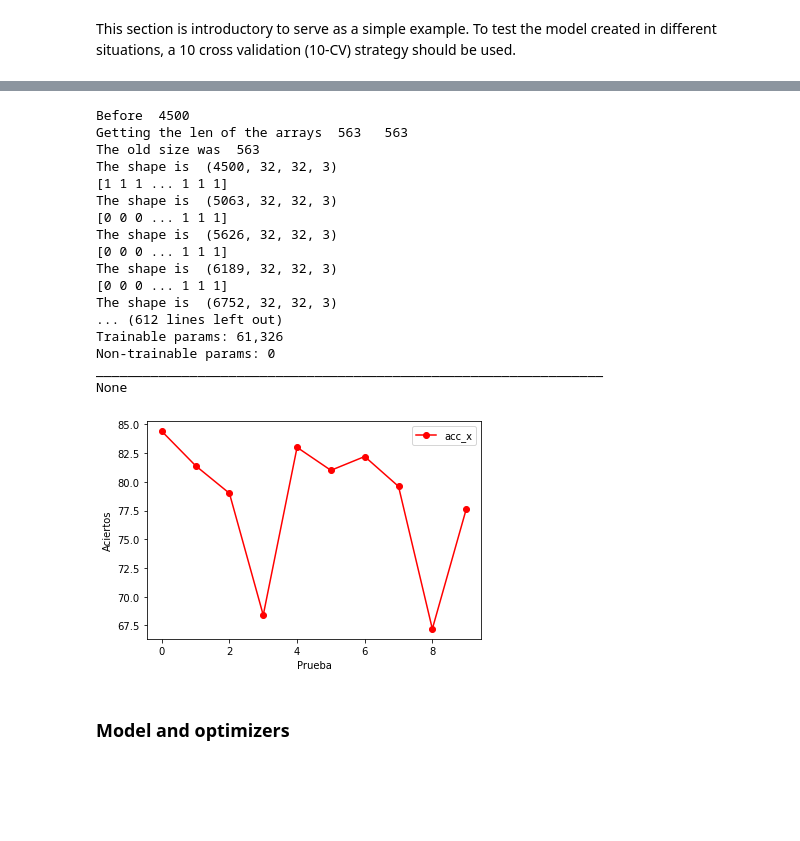
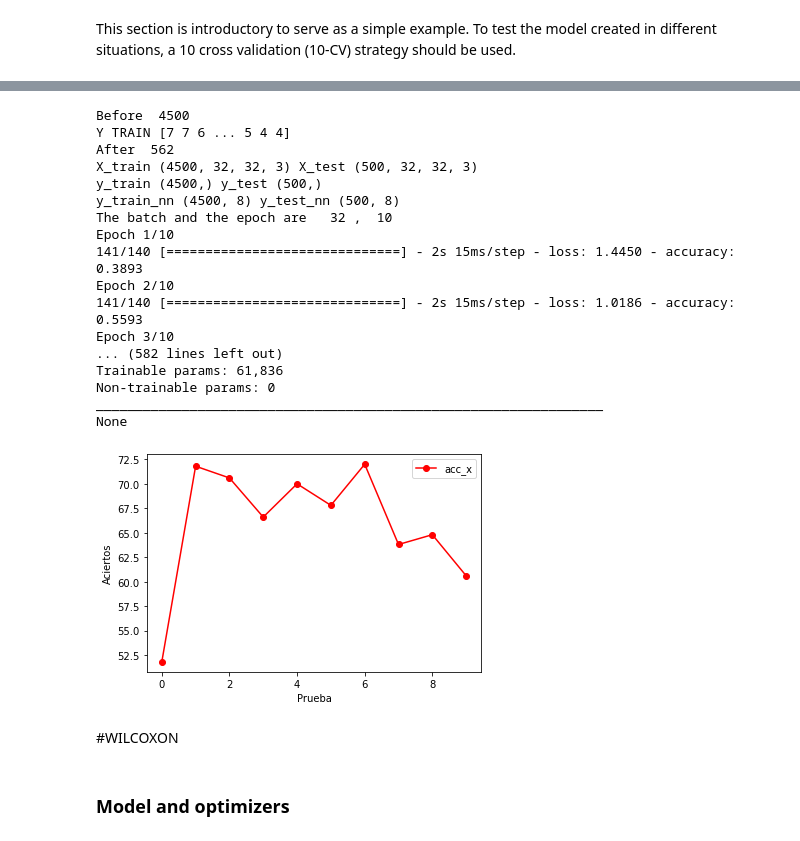
Before and after one commit to sn26/dp, a Jupyter notebook: Desafios/D1/d1_auto_v3/Colorectal_histology_LeNet5_notebook_auto.ipynb, the cells around one changed output, grey strips where cells are left out. Drawn from its saved outputs; the diff is of its cells as text; code cells hidden in the pictures; blank space fills up the shorter version.

```diff
--- a/Desafios/D1/d1_auto_v3/Colorectal_histology_LeNet5_notebook_auto.ipynb
+++ b/Desafios/D1/d1_auto_v3/Colorectal_histology_LeNet5_notebook_auto.ipynb
@@ -806,5 +688,5 @@ datagen = ImageDataGenerator(
   rotation_range=20,
   width_shift_range=0.5,
   height_shift_range=0.5,
-  horizontal_flip=True,)
+  horizontal_flip=True)
 # %%
@@ -861,6 +766,7 @@ def cross_validation( k , activation_function , optimizer, data_augmentation ,ba
   batch_size = batch_size_new
   epochs = epochs_new
   auc_per_fold = []
+  auc_percent_per_fold = []
   acc_per_fold = []
   acc_percent_per_fold = []
   loss_per_fold = []
@@ -883,35 +789,20 @@ def cross_validation( k , activation_function , optimizer, data_augmentation ,ba
     print(f'y_train {y_train.shape} y_test {y_test.shape}')
     print(f'y_train_nn {y_train_nn.shape} y_test_nn {y_test_nn.shape}')
 
-    actual_loss, actual_acc, model= get_score(X_train, X_test, y_train_nn, y_test_nn , activation_function, optimizer, data_augmentation, batch_size_new, epochs_new )
+    actual_loss, actual_acc, auc_per_fold, auc_percent_per_fold, model= get_score(X_train, X_test, y_test, y_train_nn, y_test_nn , activation_function, optimizer, data_augmentation, batch_size_new, epochs_new , auc_per_fold , auc_percent_per_fold )
 
     print(f'loss: {actual_loss:.2f} acc: {actual_acc:.2f}')
     acc_per_fold.append(actual_acc)
     loss_per_fold.append(actual_loss)
     acc_percent_per_fold.append(actual_acc*100) #For getting the wilcoxon
-    y_scores = model.predict(X_test) # Confidence prediction per class
-    y_pred = y_scores.argmax(axis=1) # Select classes with most confidence prediction
-    print('Predictions', collections.Counter(y_pred),'\n')
 
-    print('Confusion matrix')
-    print(metrics.confusion_matrix(y_test,y_pred),'\n')
 
-    target_names = ['TUMOR', 'HEALTHY'] if nb_classes ==  2 else ['TUMOR','STROMA','COMPLEX','LYMPHO','DEBRIS','MUCOSA','ADIPOSE','EMPTY']
-
-    print(metrics.classification_report(y_test, y_pred, target_names=target_names))
-    if nb_classes ==  2:
-      auc_per_fold.append(f'AUC {metrics.roc_auc_score(y_test, np.round(y_scores[:,1],2)):.4f} ')
-      print(f'AUC {metrics.roc_auc_score(y_test, np.round(y_scores[:,1],2)):.4f} ')
-    else:
-      auc_per_fold.append(f'AUC {metrics.roc_auc_score(y_test, y_scores, multi_class = "ovr"):.4f} ')
-      print(f'AUC {metrics.roc_auc_score(y_test, y_scores, multi_class = "ovr"):.4f} ')
-
-  return acc_per_fold, loss_per_fold, auc_per_fold, y_pred, acc_percent_per_fold, model
+  return acc_per_fold, loss_per_fold, auc_per_fold, acc_percent_per_fold, auc_percent_per_fold, model
   #return X_train_output, X_test_output, y_test_nn_output, y_train_nn_output, y_test_output, y_train_output;
 # %%
 #X_train, X_test, y_train, y_test = train_test_split(X, y, test_size=0.3, random_state=42)
 
-acc_per_fold, loss_per_fold, auc_per_fold, y_pred, acc_percent_per_fold, model = cross_validation(10 , ["sigmoid", "sigmoid" , "sigmoid" , "sigmoid", "softmax"] , 'adam' , True ,32 , 10 )
+acc_per_fold, loss_per_fold, auc_per_fold, acc_percent_per_fold, auc_percent_per_fold, model = cross_validation(10 , ["relu", "relu" , "relu" , "relu", "softmax"] , 'adam' , True ,32 , 10 )
 print(acc_per_fold)
 print(loss_per_fold)
 print("AUC PER FOLD " , auc_per_fold)
@@ -919,29 +810,31 @@ print(model.summary())
 #loss, acc = get_score(X_train, X_test, y_train_nn, y_test_nn)
 # %% [output]
 Before  4500
-Getting the len of the arrays  563   563
-The old size was  563
-The shape is  (4500, 32, 32, 3)
-[1 1 1 ... 1 1 1]
-The shape is  (5063, 32, 32, 3)
-[0 0 0 ... 1 1 1]
-The shape is  (5626, 32, 32, 3)
-[0 0 0 ... 1 1 1]
-The shape is  (6189, 32, 32, 3)
-[0 0 0 ... 1 1 1]
-The shape is  (6752, 32, 32, 3)
-... (612 lines left out)
-Trainable params: 61,326
+Y TRAIN [7 7 6 ... 5 4 4]
+After  562
+X_train (4500, 32, 32, 3) X_test (500, 32, 32, 3)
+y_train (4500,) y_test (500,)
+y_train_nn (4500, 8) y_test_nn (500, 8)
+The batch and the epoch are   32 ,  10
+Epoch 1/10
+141/140 [==============================] - 2s 15ms/step - loss: 1.4450 - accuracy: 0.3893
+Epoch 2/10
+141/140 [==============================] - 2s 15ms/step - loss: 1.0186 - accuracy: 0.5593
+Epoch 3/10
+... (582 lines left out)
+Trainable params: 61,836
 Non-trainable params: 0
 _________________________________________________________________
 None
 # %%
-def set_wilcoxon():
+def get_graphic_plot():
   plt.plot(range(len( acc_percent_per_fold)) , acc_percent_per_fold , 'ro-',label='acc_x')
   plt.ylabel('Aciertos')
   plt.xlabel('Prueba')
   plt.legend()
-# %%
-set_wilcoxon()
-# %% [output]
-[figure, removed]
+# %%
+get_graphic_plot()
+# %% [output]
+[figure, added]
+# %% [markdown]
+#WILCOXON
```
Also changed, not shown: parts of 19 cells of this notebook, 7 other files.
